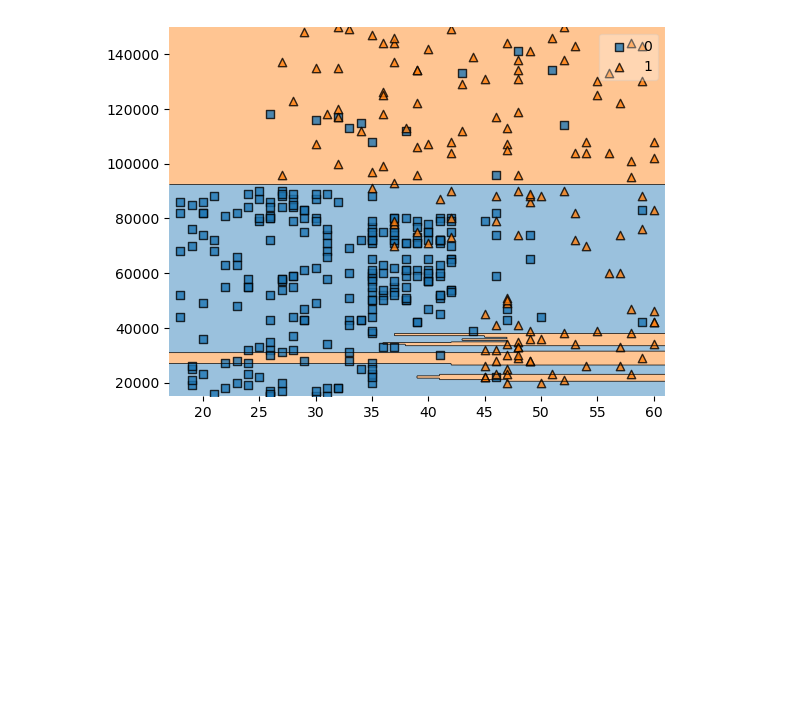
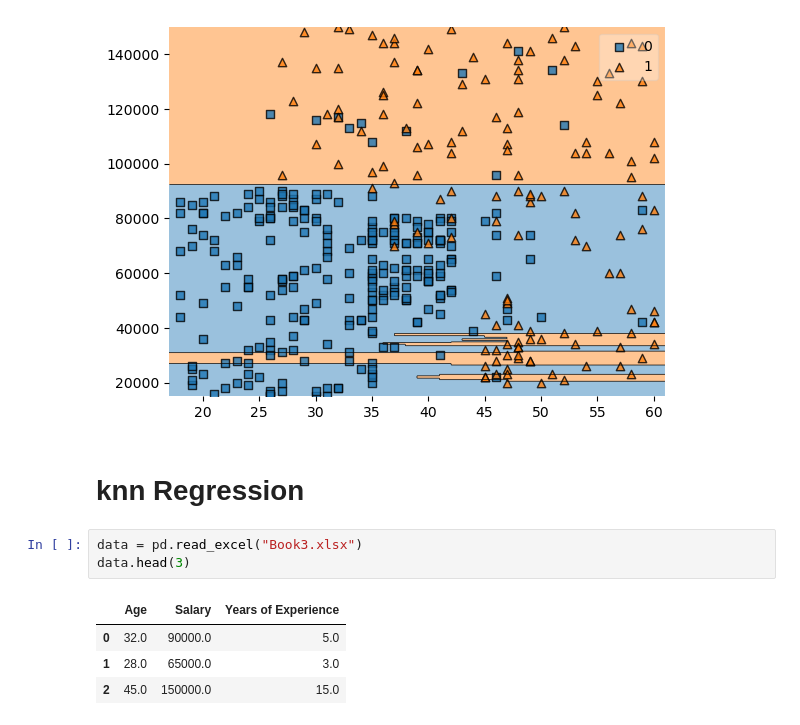
Before and after one commit to avishank-dwivedi/machine-learning-by-avishank, a Jupyter notebook: 29K-nearst_neighbor.ipynb, the cells around one changed output. Cells and saved outputs as stored; diff of their text form; blank space fills up the shorter version.

```diff
--- a/29K-nearst_neighbor.ipynb
+++ b/29K-nearst_neighbor.ipynb
@@ -101,3 +105,13 @@ plot_decision_regions(x.to_numpy(),y.to_numpy(),clf=knn)
 plt.show()
 # %% [output]
 [figure]
+# %% [markdown]
+# knn Regression
+# %%
+data = pd.read_excel("Book3.xlsx")
+data.head(3)
+# %% [output]
+|  | Age | Salary | Years of Experience |
+| 0 | 32.0 | 90000.0 | 5.0 |
+| 1 | 28.0 | 65000.0 | 3.0 |
+| 2 | 45.0 | 150000.0 | 15.0 |
```
Also changed, not shown: parts of 11 cells of this notebook, 1 other file.
